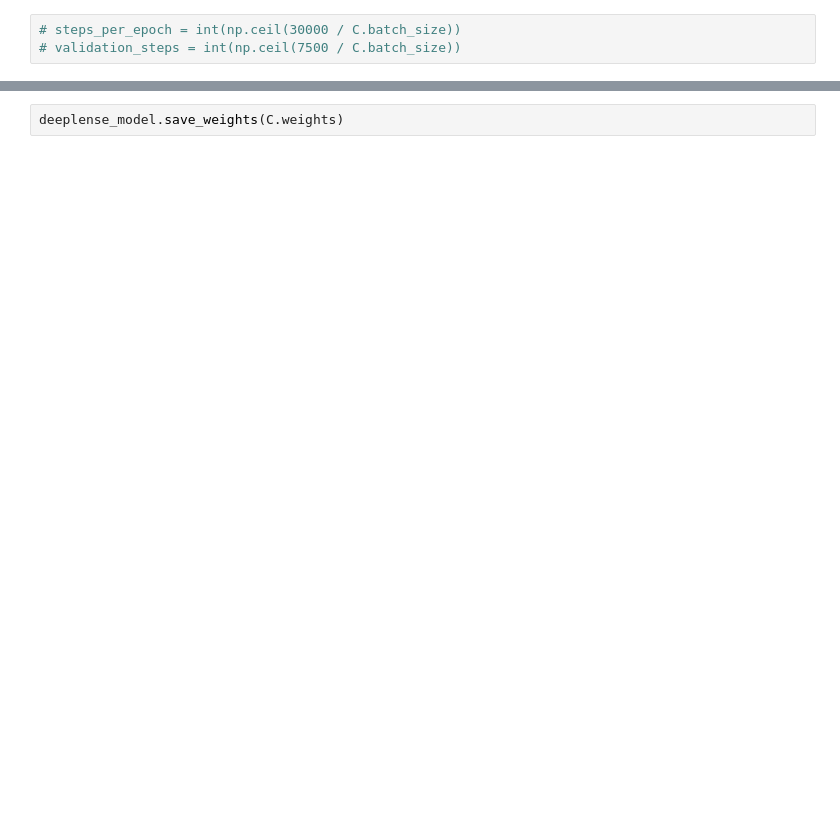
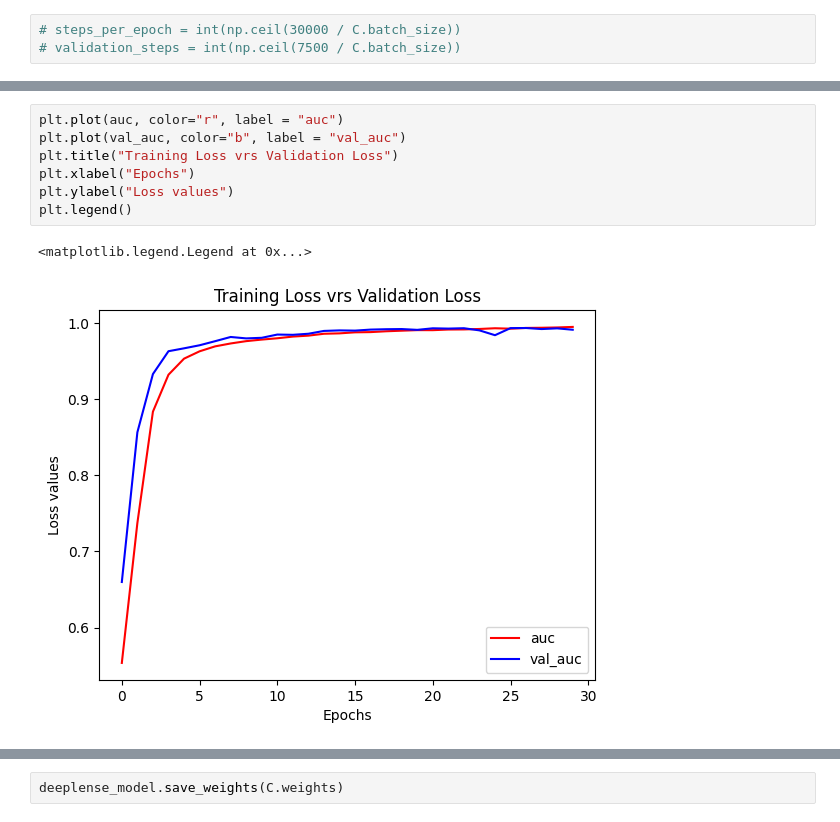
Before and after one commit to atiaisaac/GSOC26_ML4SCI, a Jupyter notebook: Test 1/test-1.ipynb, the cells around one changed output, grey strips where cells are left out. Drawn from its saved outputs; the diff is of its cells as text; blank space fills up the shorter version.

```diff
--- a/Test 1/test-1.ipynb
+++ b/Test 1/test-1.ipynb
@@ -371,0 +423,10 @@ deeplense_model.evaluate(val_loader)
+# %%
+plt.plot(auc, color="r", label = "auc")
+plt.plot(val_auc, color="b", label = "val_auc")
+plt.title("Training Loss vrs Validation Loss")
+plt.xlabel("Epochs")
+plt.ylabel("Loss values")
+plt.legend()
+# %% [output]
+<matplotlib.legend.Legend at 0x...>
+[figure, added]
```
Also changed, not shown: parts of 20 cells of this notebook, 1 other file.
